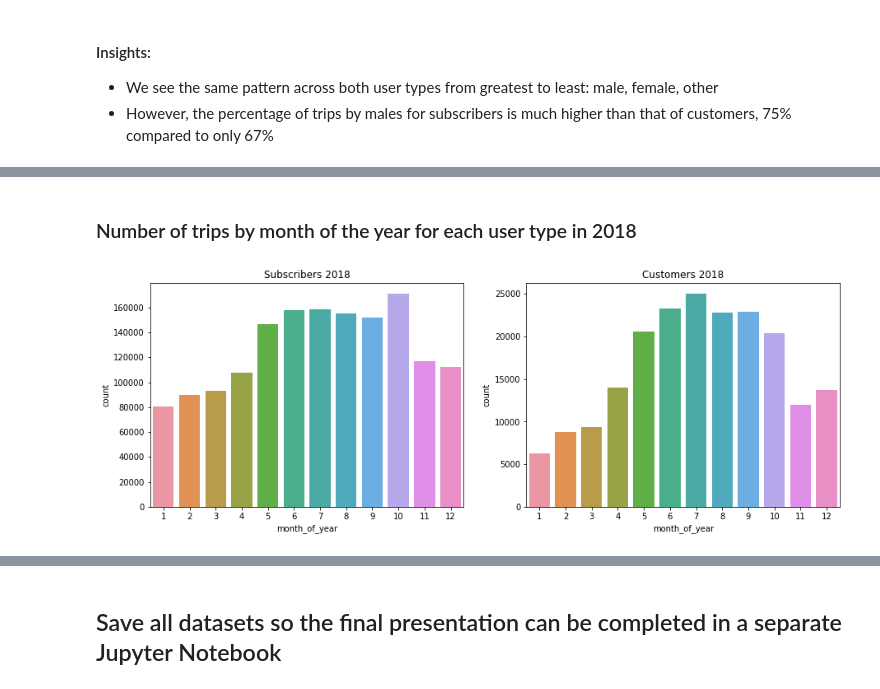
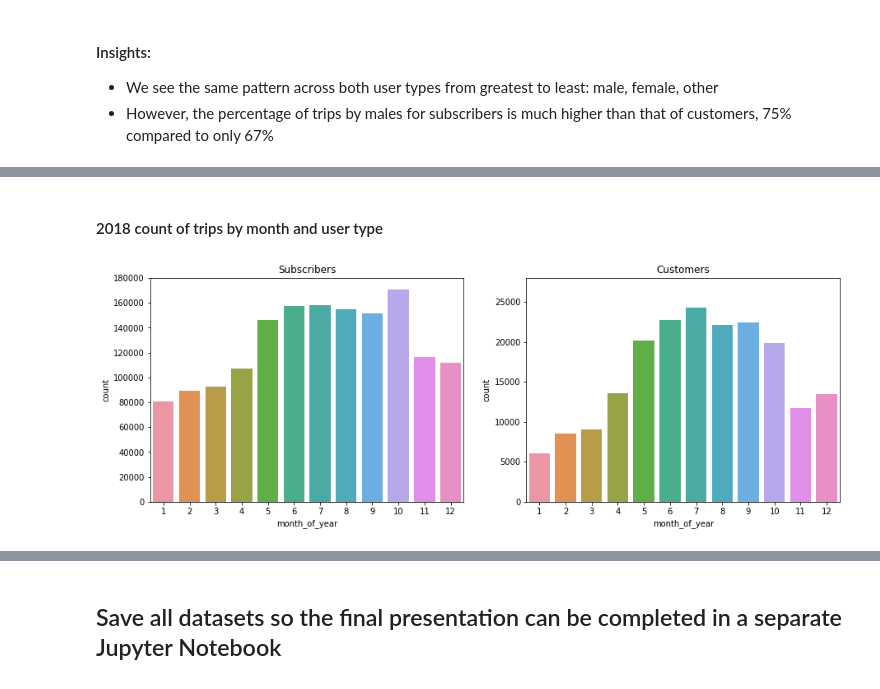
Before and after one commit to mga321/ford_gobike, a Jupyter notebook: ford-go-bike-exploratory-analysis.ipynb, the cells around one changed output, grey strips where cells are left out. Cells and saved outputs as stored; diff of their text form; code cells hidden in the pictures.

Commit message:
Restructure bivariate month of year analysis

```diff
--- a/ford-go-bike-exploratory-analysis.ipynb
+++ b/ford-go-bike-exploratory-analysis.ipynb
@@ -721 +730,25 @@ len(df_filtered_customer.query('member_gender == "Female"'))/len(df_filtered_cus
+# %%
+# Copy DataFrames
+df_2017_filtered = df_2017.copy()
+df_2018_filtered = df_2018.copy()
+df_2019_filtered = df_2019.copy()
+# %%
+# Filter out durations over 120 min
+df_2017_filtered = df_2017_filtered.query('duration_min < 120.01')
+df_2018_filtered = df_2018_filtered.query('duration_min < 120.01')
+df_2019_filtered = df_2019_filtered.query('duration_min < 120.01')
+# %%
+# Filter out ages over 85
+df_2017_filtered = df_2017_filtered.query('age < 86')
+df_2018_filtered = df_2018_filtered.query('age < 86')
+df_2019_filtered = df_2019_filtered.query('age < 86')
+# %%
+# Create subscriber and customer DataFrames for each year
+df_2017_filtered_subscriber = df_2017_filtered.query('user_type == "Subscriber"')
+df_2018_filtered_subscriber = df_2018_filtered.query('user_type == "Subscriber"')
+df_2019_filtered_subscriber = df_2019_filtered.query('user_type == "Subscriber"')
+
+df_2017_filtered_customer = df_2017_filtered.query('user_type == "Customer"')
+df_2018_filtered_customer = df_2018_filtered.query('user_type == "Customer"')
+df_2019_filtered_customer = df_2019_filtered.query('user_type == "Customer"')
 # %% [markdown]
@@ -770,16 +778,20 @@ len(df_customer_2018)
 # %% [markdown]
-### Number of trips by month of the year for each user type in 2018
+#### 2018 count of trips by month and user type
 # %%
 plt.figure(figsize = [15, 5]) # larger figure size for subplots
 
 # Subscriber plot
 plt.subplot(1, 2, 1) # 1 row, 2 cols, subplot 1
-sns.countplot(data = df_subscriber_2018, x ='month_of_year');
-plt.title('Subscribers 2018');
+sns.countplot(data = df_2018_filtered_subscriber, x = 'month_of_year');
+plt.title('2017')
+plt.ylim(0, 180000)
+plt.title('Subscribers');
 
 # Customer plot
 plt.subplot(1, 2, 2) # 1 row, 2 cols, subplot 2
-sns.countplot(data = df_customer_2018, x ='month_of_year');
-plt.title('Customers 2018');
+sns.countplot(data = df_2018_filtered_customer, x = 'month_of_year');
+plt.title('2017')
+plt.ylim(0, 28000)
+plt.title('Customers');
 # %% [output]
-[figure, old version]
+[figure, new version]
```
Also changed, not shown: parts of 30 cells of this notebook.
